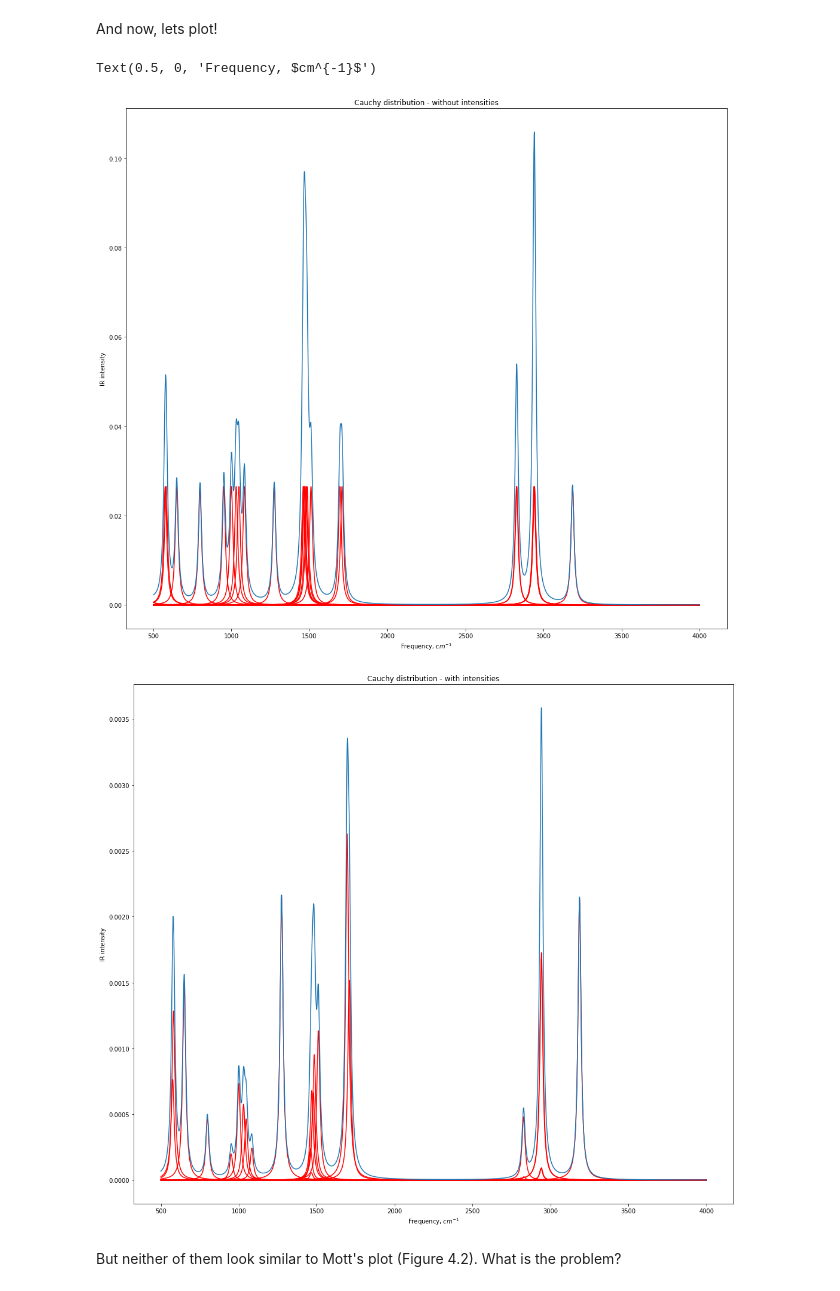
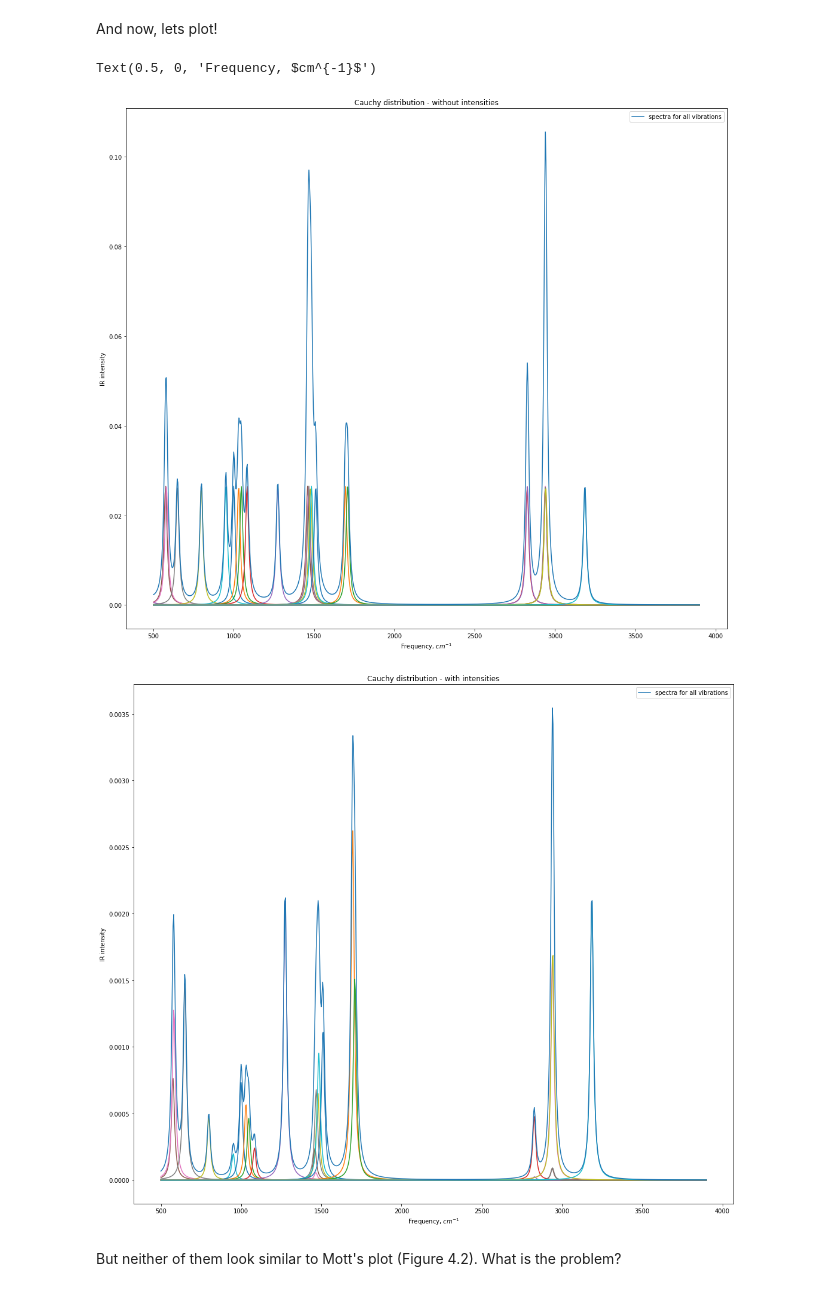
Before and after one commit to dspoel/IR-Spectra, a Jupyter notebook: scripts/calculate_intensity_from_charge_theory_and_example.ipynb, the cells around one changed output. Drawn from its saved outputs; the diff is of its cells as text; code cells hidden in the pictures.

Commit message:
Fixed plots in notebook

```diff
--- a/scripts/calculate_intensity_from_charge_theory_and_example.ipynb
+++ b/scripts/calculate_intensity_from_charge_theory_and_example.ipynb
@@ -270,45 +270,48 @@ def create_cauchy_distribution(v,v0,gamma,I):
 And now, lets plot!
 # %%
 start_freq = 500
-stop_freq = 4000
+stop_freq = 3900
+step_size = 4
 
-v = np.linspace(start_freq,stop_freq,stop_freq-start_freq+1)
+v = np.linspace(start_freq,stop_freq,int((stop_freq-start_freq)/step_size)+1)
 c_tot = np.zeros(len(v))
 
 # Set gamma (FWHM); Mott used 24 cm⁻¹
 gamma = 24
 
 # Is the molecule linear?
 molecule_is_linear = False # <--- change this to specify whether the molecule is linear or not
 if molecule_is_linear:
     no_of_non_vibrational = 5
 else:
     no_of_non_vibrational = 6
 
 plt.figure(figsize=(18, 16))
 for i in range(no_of_non_vibrational,len(eigenfrequencies)):
     c = create_cauchy_distribution(v,eigenfrequencies[i],gamma,1)
     c_tot = c_tot + c
-    plt.plot(v,c,'r-')
-plt.plot(v,c_tot)
+    plt.plot(v,c,'-')
+plt.plot(v,c_tot,label='spectra for all vibrations')
 plt.title("Cauchy distribution - without intensities")
+plt.legend(loc='upper right')
 plt.ylabel('IR intensity')
 plt.xlabel('Frequency, $cm^{-1}$')
 
 c_tot = np.zeros(len(v))
 
 plt.figure(figsize=(18, 16))
 for i in range(no_of_non_vibrational,len(eigenfrequencies)):
     c = create_cauchy_distribution(v,eigenfrequencies[i],gamma,intensities[i])
     c_tot = c_tot + c
-    plt.plot(v,c,'r-')
-plt.plot(v,c_tot)
+    plt.plot(v,c,'-')
+plt.plot(v,c_tot,label='spectra for all vibrations')
 plt.title("Cauchy distribution - with intensities")
+plt.legend(loc='upper right')
 plt.ylabel('IR intensity')
 plt.xlabel('Frequency, $cm^{-1}$')
 # %% [output]
 Text(0.5, 0, 'Frequency, $cm^{-1}$')
-[figure, old version]
+[figure, new version]
-[figure, old version]
+[figure, new version]
 # %% [markdown]
 But neither of them look similar to Mott's plot (Figure 4.2). What is the problem?
```
